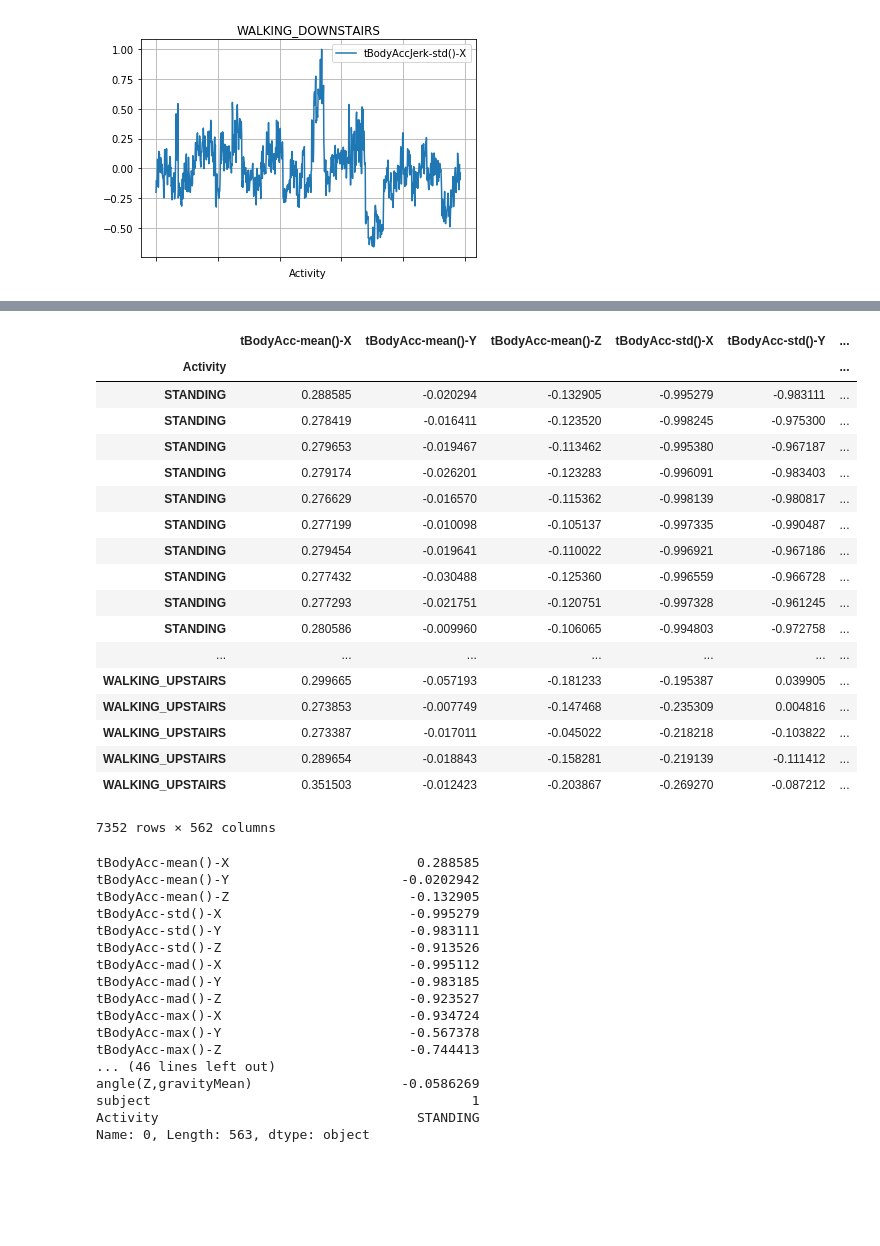
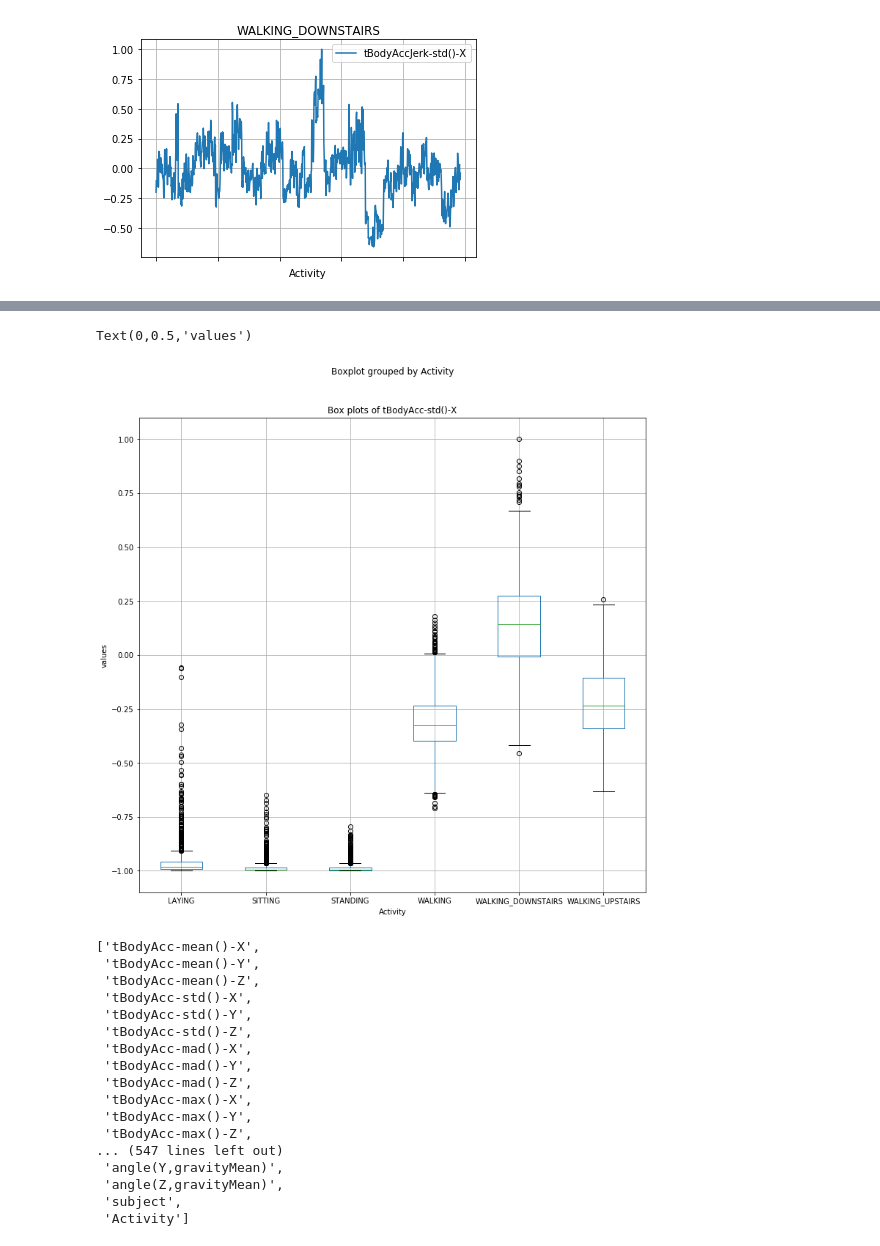
Before and after one commit to hitesh-bansal/SpringBoard-DSC, a Jupyter notebook: human-activity-recognition-with-smartphones/Human_Activity.ipynb, the cells around one changed output, grey strips where cells are left out. Cells and saved outputs as stored; diff of their text form; code cells hidden in the pictures; blank space fills up the shorter version.

```diff
--- a/human-activity-recognition-with-smartphones/Human_Activity.ipynb
+++ b/human-activity-recognition-with-smartphones/Human_Activity.ipynb
@@ -352,42 +339,0 @@ df_copy.head()
-# %%
-df_copy.set_index('Activity')
-# %% [output]
-|  | tBodyAcc-mean()-X | tBodyAcc-mean()-Y | tBodyAcc-mean()-Z | tBodyAcc-std()-X | tBodyAcc-std()-Y | ... |
-| Activity |  |  |  |  |  | ... |
-| STANDING | 0.288585 | -0.020294 | -0.132905 | -0.995279 | -0.983111 | ... |
-| STANDING | 0.278419 | -0.016411 | -0.123520 | -0.998245 | -0.975300 | ... |
-| STANDING | 0.279653 | -0.019467 | -0.113462 | -0.995380 | -0.967187 | ... |
-| STANDING | 0.279174 | -0.026201 | -0.123283 | -0.996091 | -0.983403 | ... |
-| STANDING | 0.276629 | -0.016570 | -0.115362 | -0.998139 | -0.980817 | ... |
-| STANDING | 0.277199 | -0.010098 | -0.105137 | -0.997335 | -0.990487 | ... |
-| STANDING | 0.279454 | -0.019641 | -0.110022 | -0.996921 | -0.967186 | ... |
-| STANDING | 0.277432 | -0.030488 | -0.125360 | -0.996559 | -0.966728 | ... |
-| STANDING | 0.277293 | -0.021751 | -0.120751 | -0.997328 | -0.961245 | ... |
-| STANDING | 0.280586 | -0.009960 | -0.106065 | -0.994803 | -0.972758 | ... |
-| ... | ... | ... | ... | ... | ... | ... |
-| WALKING_UPSTAIRS | 0.299665 | -0.057193 | -0.181233 | -0.195387 | 0.039905 | ... |
-| WALKING_UPSTAIRS | 0.273853 | -0.007749 | -0.147468 | -0.235309 | 0.004816 | ... |
-| WALKING_UPSTAIRS | 0.273387 | -0.017011 | -0.045022 | -0.218218 | -0.103822 | ... |
-| WALKING_UPSTAIRS | 0.289654 | -0.018843 | -0.158281 | -0.219139 | -0.111412 | ... |
-| WALKING_UPSTAIRS | 0.351503 | -0.012423 | -0.203867 | -0.269270 | -0.087212 | ... |
-7352 rows × 562 columns
-# %%
-df_copy.iloc[0]
-# %% [output]
-tBodyAcc-mean()-X                        0.288585
-tBodyAcc-mean()-Y                      -0.0202942
-tBodyAcc-mean()-Z                       -0.132905
-tBodyAcc-std()-X                        -0.995279
-tBodyAcc-std()-Y                        -0.983111
-tBodyAcc-std()-Z                        -0.913526
-tBodyAcc-mad()-X                        -0.995112
-tBodyAcc-mad()-Y                        -0.983185
-tBodyAcc-mad()-Z                        -0.923527
-tBodyAcc-max()-X                        -0.934724
-tBodyAcc-max()-Y                        -0.567378
-tBodyAcc-max()-Z                        -0.744413
-... (46 lines left out)
-angle(Z,gravityMean)                   -0.0586269
-subject                                         1
-Activity                                 STANDING
-Name: 0, Length: 563, dtype: object
@@ -395,0 +340,30 @@ col_names = ['STANDING','SITTING','LAYING','WALKING','WALKING_UPSTAIRS','WALKING
+# %%
+fig = plt.figure(figsize=(12,12)) # define plot area
+ax = fig.gca() # define axis
+df[['Activity','tBodyAcc-std()-X']].boxplot(by = 'Activity', ax = ax) # Use the plot.bar method on the new data frame
+ax.set_title('Box plots of tBodyAcc-std()-X') # Give the plot a main title
+ax.set_xlabel('Activity') # Set text for the x axis
+ax.set_ylabel('values')# Set text for y axis
+# %% [output]
+Text(0,0.5,'values')
+[figure, added]
+# %%
+cols
+# %% [output]
+['tBodyAcc-mean()-X',
+ 'tBodyAcc-mean()-Y',
+ 'tBodyAcc-mean()-Z',
+ 'tBodyAcc-std()-X',
+ 'tBodyAcc-std()-Y',
+ 'tBodyAcc-std()-Z',
+ 'tBodyAcc-mad()-X',
+ 'tBodyAcc-mad()-Y',
+ 'tBodyAcc-mad()-Z',
+ 'tBodyAcc-max()-X',
+ 'tBodyAcc-max()-Y',
+ 'tBodyAcc-max()-Z',
+... (547 lines left out)
+ 'angle(Y,gravityMean)',
+ 'angle(Z,gravityMean)',
+ 'subject',
+ 'Activity']
```
Also changed, not shown: parts of 4 cells of this notebook.
